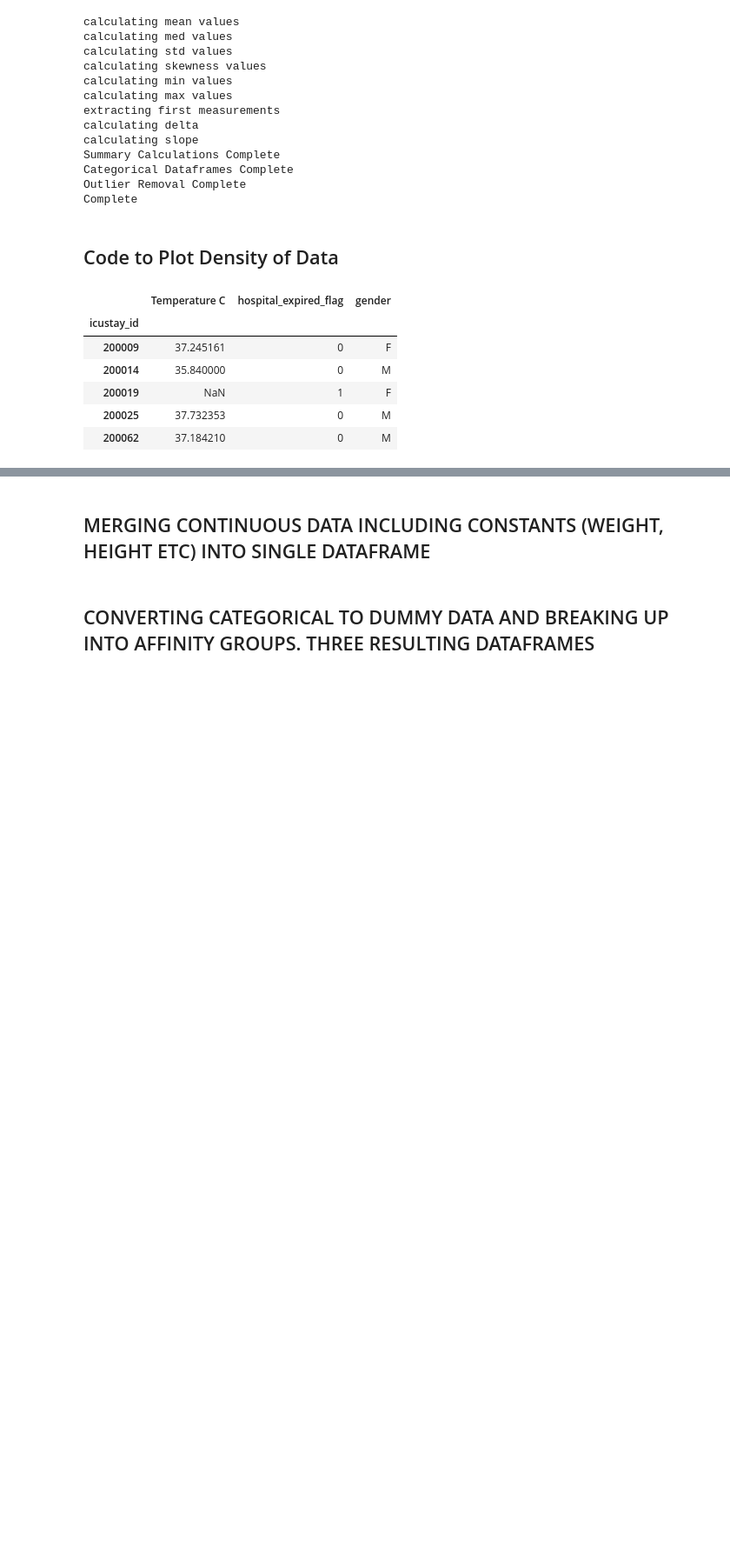
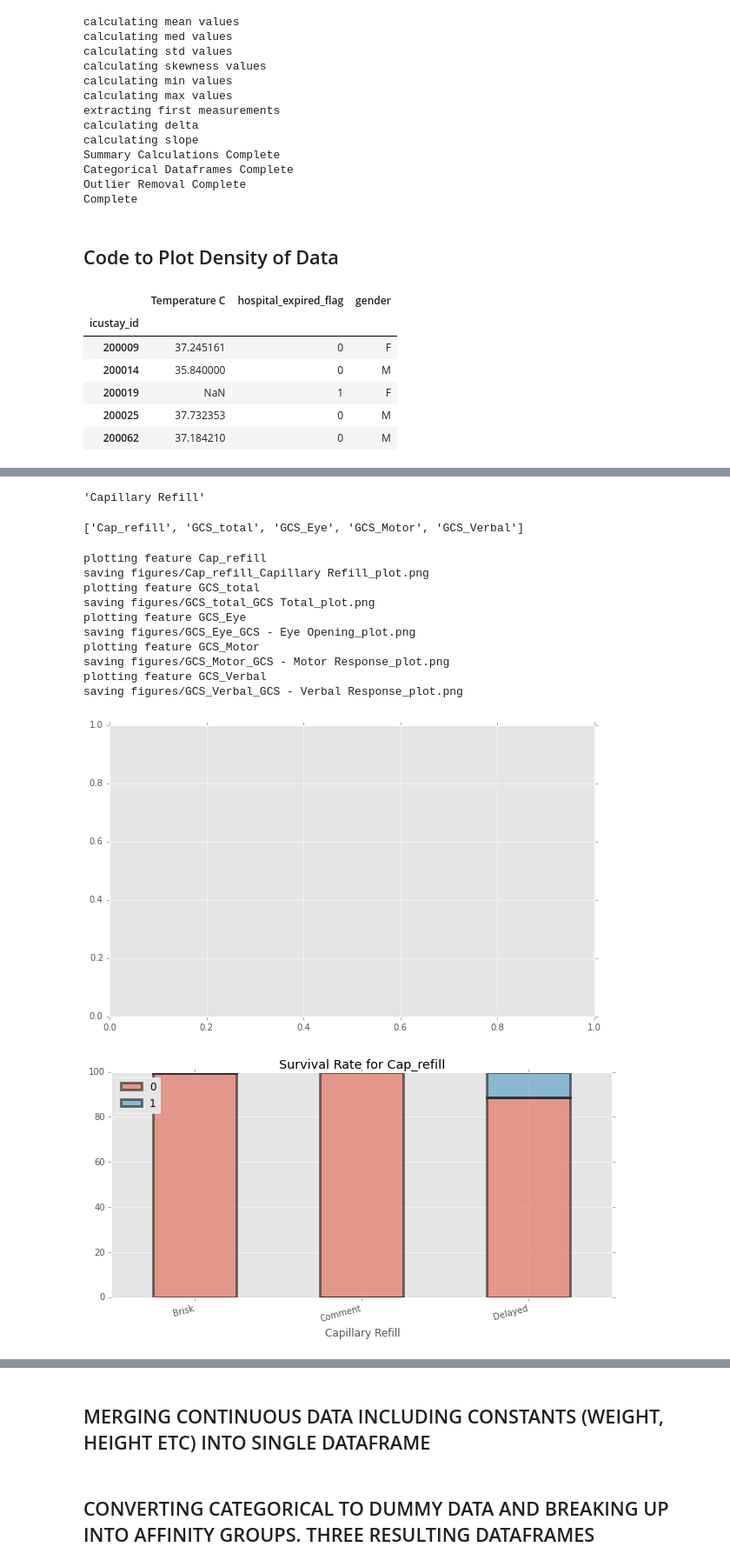
Before and after one commit to RJBeetel3/mimic3_analysis, a Jupyter notebook: CHARTEVENTS_FIRST24.ipynb, the cells around one changed output, grey strips where cells are left out. Shown at 87% size. Drawn from its saved outputs; the diff is of its cells as text; code cells hidden in the pictures; blank space fills up the shorter version.

Commit message:
feat: code for plotting categorical variables

```diff
--- a/CHARTEVENTS_FIRST24.ipynb
+++ b/CHARTEVENTS_FIRST24.ipynb
@@ -548,21 +618,53 @@ print "complete"
+# %%
+cat_dict_names['Cap_refill']
+# %% [output]
+'Capillary Refill'
+# %%
+cat_dict.keys()
+# %% [output]
+['Cap_refill', 'GCS_total', 'GCS_Eye', 'GCS_Motor', 'GCS_Verbal']
 # %%
 for col in cat_dict.keys():
-    col2 = cat_dict_names[col]
-    #print col
-    #print col2
-    vals = list(cat_dict[col][col2].unique())
-    #display(vals)
-    total = cat_dict[col].groupby(col2)[col2].count()
+        col2 = cat_dict[col].keys()[0]
+        #print col
+        #print col2
+        vals = list(cat_dict[col][col2].unique())
+        #display(vals)
+        total = cat_dict[col].groupby(col2)[col2].count()
 
-    dead = cat_dict[col][cat_dict[col].hospital_expired_flag == 1].groupby(col2)[col2].count()
-    dead.name = 'Survivors'
-    dead_percent = 100.00*(dead / total)
-    live = cat_dict[col][cat_dict[col].hospital_expired_flag == 0].groupby(col2)[col2].count()
-    live.name = 'Non_Survivors'
-    live_percent = 100.00*(live / total)
-    monkey = pd.concat([live_percent, dead_percent], axis = 1)
+        dead = cat_dict[col][cat_dict[col].hospital_expired_flag == 1].groupby(col2)[col2].count()
+        dead.name = 'Survivors'
+        dead_percent = 100.00*(dead / total)
+        live = cat_dict[col][cat_dict[col].hospital_expired_flag == 0].groupby(col2)[col2].count()
+        live.name = 'Non_Survivors'
+        live_percent = 100.00*(live / total)
+        monkey = pd.concat([live_percent, dead_percent], axis = 1)
 
-    #display(monkey)
+        #display(monkey)
+        plt.subplots(figsize=(10,6))
+        print "plotting feature {}".format(col)
 
-    monkey.plot.bar(stacked = True, figsize = (13,6), edgecolor = 'black', linewidth = 3,
-                                alpha = 0.5, title = "Survival Rate for " + col)
+        monkey.plot.bar(stacked = True, figsize = (10,6), edgecolor = 'black', linewidth = 3,
+                                    alpha = 0.5, title = "Survival Rate for " + col)
+
+        plt.subplots_adjust(left = 0.1, bottom = 0.3,
+                    right = 0.9, top = 0.9)
+        plt.xticks(rotation = 15, ha = 'right')
+
+
+        save_file_name = "figures/" + col + "_" + col2 + "_" + "plot.png"
+        print "saving {}".format(save_file_name)
+        plt.savefig(save_file_name)
+# %% [output]
+plotting feature Cap_refill
+saving figures/Cap_refill_Capillary Refill_plot.png
+plotting feature GCS_total
+saving figures/GCS_total_GCS Total_plot.png
+plotting feature GCS_Eye
+saving figures/GCS_Eye_GCS - Eye Opening_plot.png
+plotting feature GCS_Motor
+saving figures/GCS_Motor_GCS - Motor Response_plot.png
+plotting feature GCS_Verbal
+saving figures/GCS_Verbal_GCS - Verbal Response_plot.png
+[figure, added]
+[figure, added]
```
Also changed, not shown: parts of 8 cells of this notebook.
